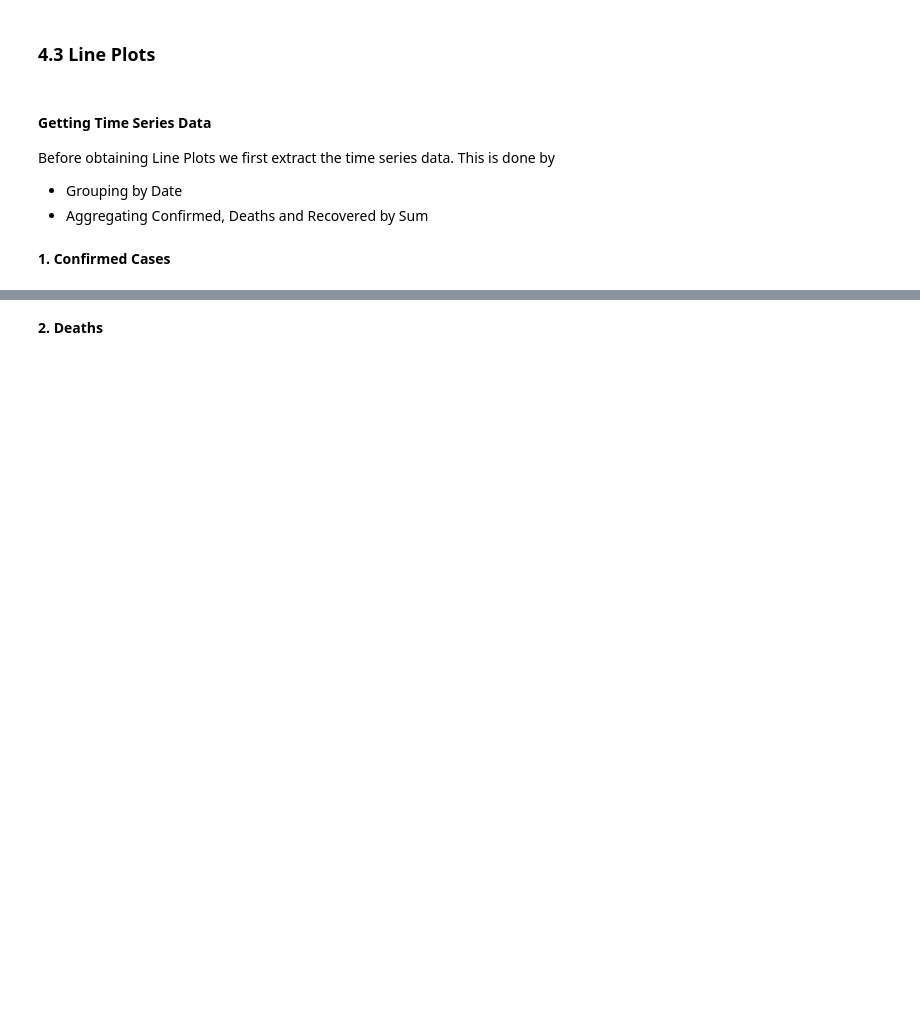
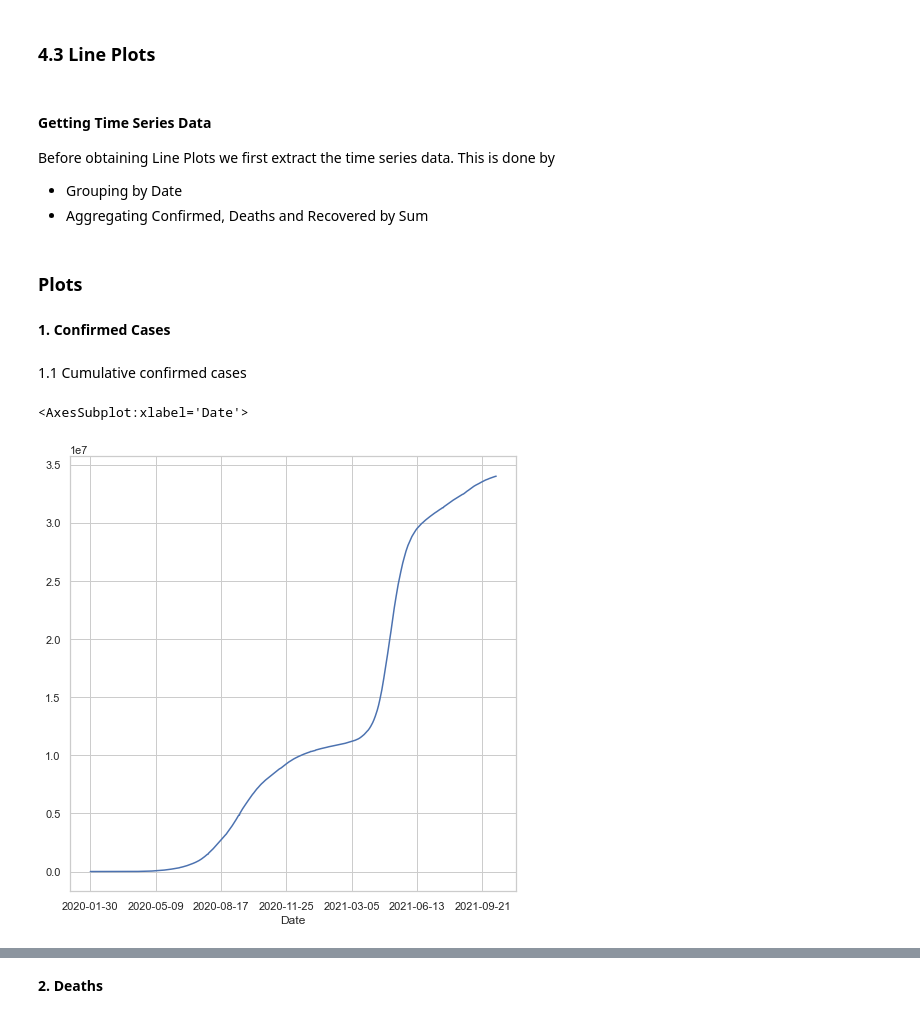
Before and after one commit to Data-Analytics-Project-2021/eda, a Jupyter notebook: eda_india.ipynb, the cells around one changed output, grey strips where cells are left out. Cells and saved outputs as stored; diff of their text form; code cells hidden in the pictures; blank space fills up the shorter version.

Commit message:
Added CS curve and 7 day average

```diff
--- a/eda_india.ipynb
+++ b/eda_india.ipynb
@@ -184,4 +469,12 @@ delta_timeseries = cum_timeseries.diff()
+# %% [markdown]
+### Plots
 # %% [markdown]
 **1. Confirmed Cases**
+# %% [markdown]
+1.1 Cumulative confirmed cases
 # %%
-sns.lineplot(data = cum_timeseries, x = "Date", y = "Confirmed")
+cum_timeseries.Confirmed.plot(figsize=(8, 8))
+# sns.lineplot(data = cum_timeseries, x = "Date", y = "Confirmed")
+# %% [output]
+<AxesSubplot:xlabel='Date'>
+[figure, added]
```
Also changed, not shown: parts of 72 cells of this notebook.
